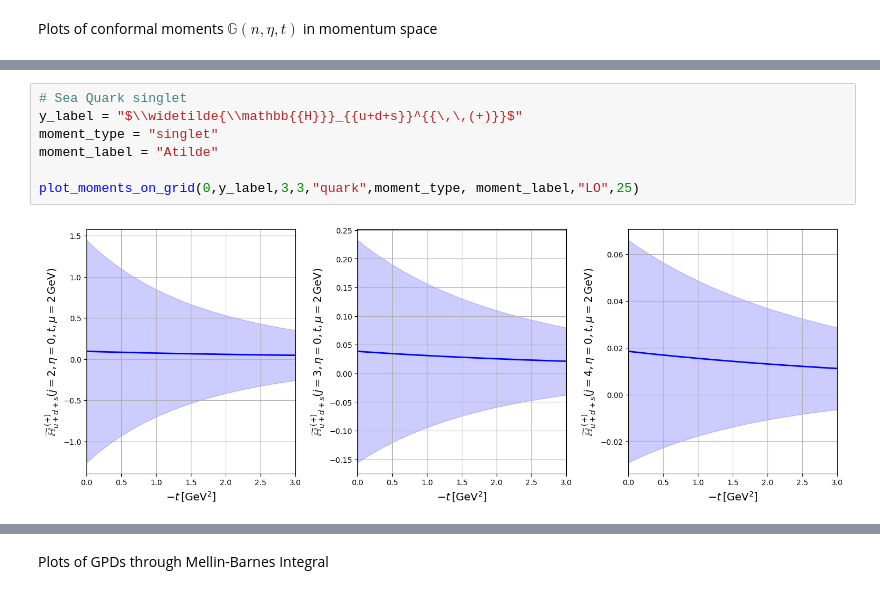
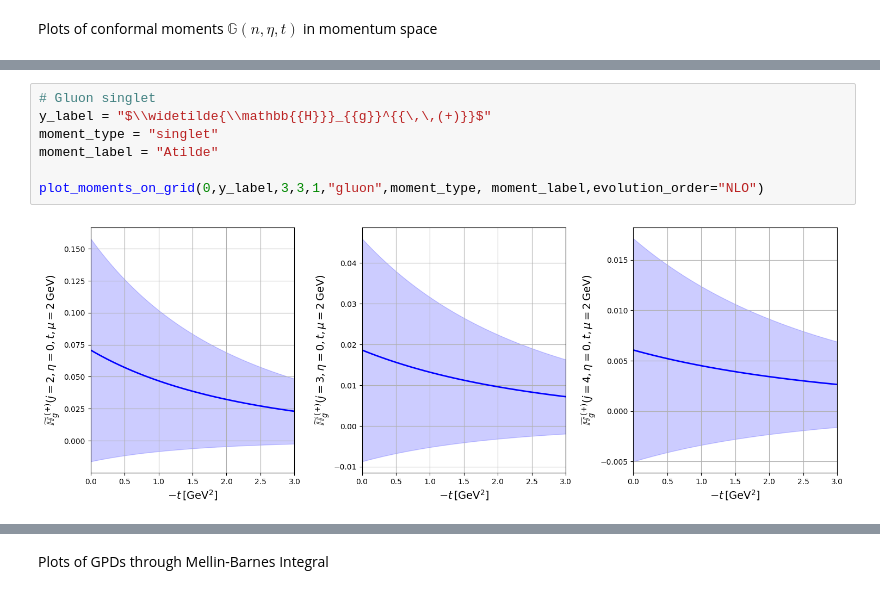
Before and after one commit to HechenMountain/stringy-gpds, a Jupyter notebook: StringBasedGPD.ipynb, the cells around one changed output, grey strips where cells are left out. Drawn from its saved outputs; the diff is of its cells as text.

```diff
--- a/StringBasedGPD.ipynb
+++ b/StringBasedGPD.ipynb
@@ -572,9 +1294,9 @@ plot_moments_on_grid(0,y_label,3,3,"quark",moment_type, moment_label,"LO",25)
 # %%
-# Sea Quark singlet
-y_label = "$\\widetilde{\\mathbb{{H}}}_{{u+d+s}}^{{\,\,(+)}}$"
+# Gluon singlet
+y_label = "$\\widetilde{\\mathbb{{H}}}_{{g}}^{{\,\,(+)}}$"
 moment_type = "singlet"
 moment_label = "Atilde"
 
-plot_moments_on_grid(0,y_label,3,3,"quark",moment_type, moment_label,"LO",25)
+plot_moments_on_grid(0,y_label,3,3,1,"gluon",moment_type, moment_label,evolution_order="NLO")
 # %% [output]
-[figure, old version]
+[figure, new version]
```
Also changed, not shown: parts of 52 cells of this notebook, 6 other files.
